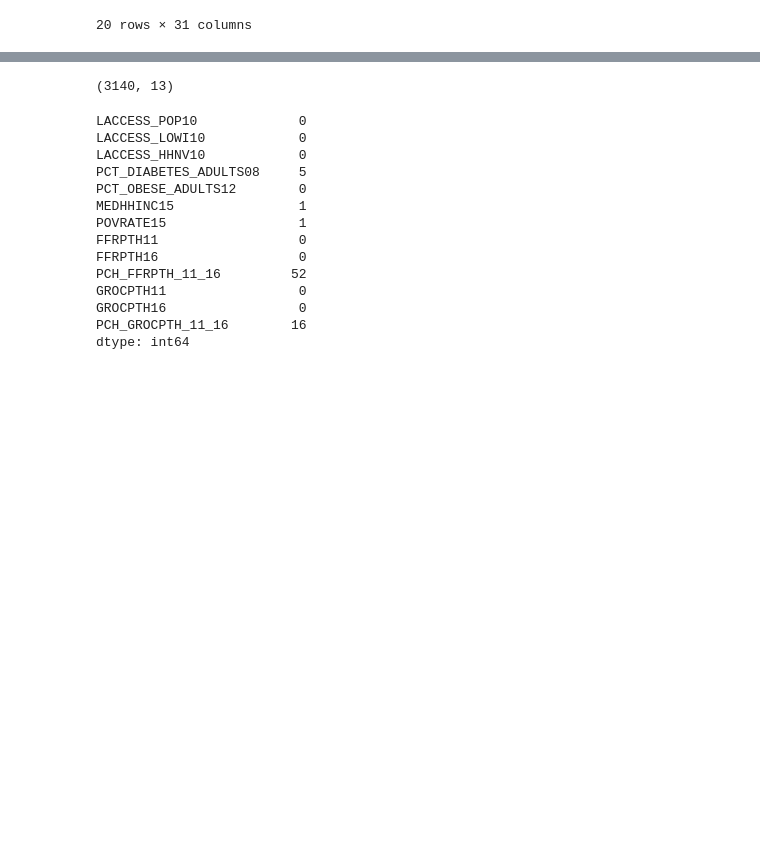
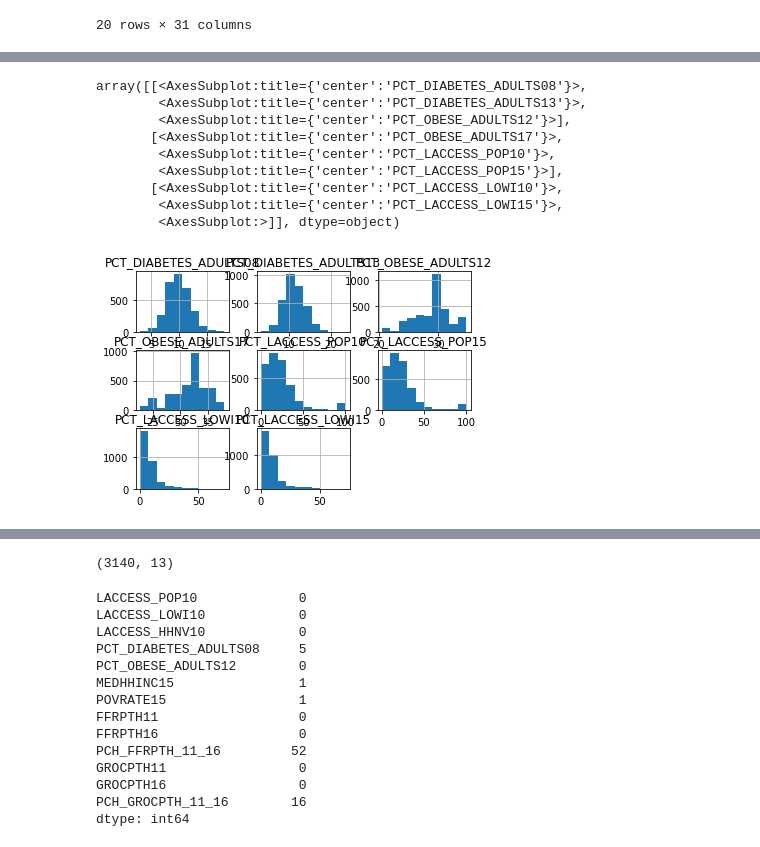
Before and after one commit to TMWRose/Group-1---Food-Deserts-How-They-Affect-Community-Health, a Jupyter notebook: ML_Model.ipynb, the cells around one changed output, grey strips where cells are left out. Cells and saved outputs as stored; diff of their text form; code cells hidden in the pictures; blank space fills up the shorter version.

```diff
--- a/ML_Model.ipynb
+++ b/ML_Model.ipynb
@@ -32,3 +32,23 @@ df.head(20)
 | 18 | 18 | 1037 | 2837.242738 | 2828.930334 | 752.859784 | 1168.301536 | 169.149667 | ... |
 | 19 | 19 | 1039 | 3334.140948 | 3769.122248 | 1150.606434 | 1650.453898 | 663.043459 | ... |
 20 rows × 31 columns
+# %%
+### Justin Addition with proposed dataset -- Thur 8/11
+
+PATH = 'data/ATLAS/FoodEnvironmentAtlas_proposed.csv'
+
+
+proposed_df = pd.read_csv(PATH)
+
+proposed_df.shape
+
+COLUMN_LIST = proposed_df.columns
+
+# Set FIPS as our index
+proposed_df.set_index('FIPS', inplace = True)
+
+# drop string columns
+
+proposed_df.drop(['Unnamed: 0', 'County', 'State'], axis = 1)
+
+proposed_df.shape
@@ -35,2 +116,18 @@ df.head(20)
+# %%
+proposed_df.hist(['PCT_DIABETES_ADULTS08', 'PCT_DIABETES_ADULTS13', 'PCT_OBESE_ADULTS12',
+       'PCT_OBESE_ADULTS17','PCT_LACCESS_POP10', 'PCT_LACCESS_POP15', 'PCT_LACCESS_LOWI10',       'PCT_LACCESS_LOWI15'])
+
+       #'PCT_LACCESS_HHNV10', 'PCT_LACCESS_HHNV15'])
+# %% [output]
+array([[<AxesSubplot:title={'center':'PCT_DIABETES_ADULTS08'}>,
+        <AxesSubplot:title={'center':'PCT_DIABETES_ADULTS13'}>,
+        <AxesSubplot:title={'center':'PCT_OBESE_ADULTS12'}>],
+       [<AxesSubplot:title={'center':'PCT_OBESE_ADULTS17'}>,
+        <AxesSubplot:title={'center':'PCT_LACCESS_POP10'}>,
+        <AxesSubplot:title={'center':'PCT_LACCESS_POP15'}>],
+       [<AxesSubplot:title={'center':'PCT_LACCESS_LOWI10'}>,
+        <AxesSubplot:title={'center':'PCT_LACCESS_LOWI15'}>,
+        <AxesSubplot:>]], dtype=object)
+[figure, added]
 # %%
 # Drop state and county columns
```
Also changed, not shown: parts of 5 cells of this notebook, 1 other file.
